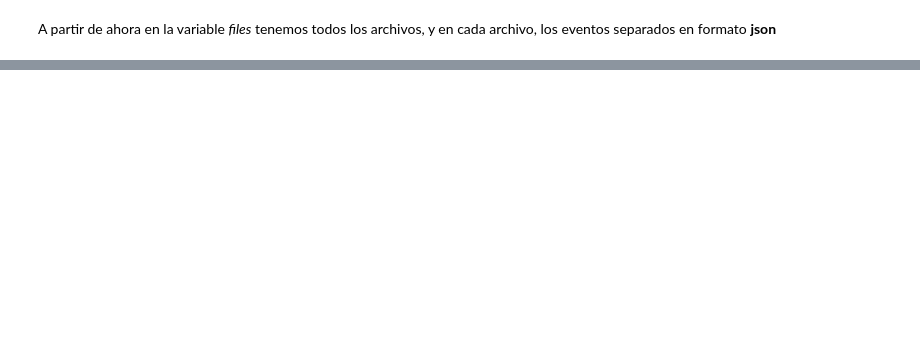
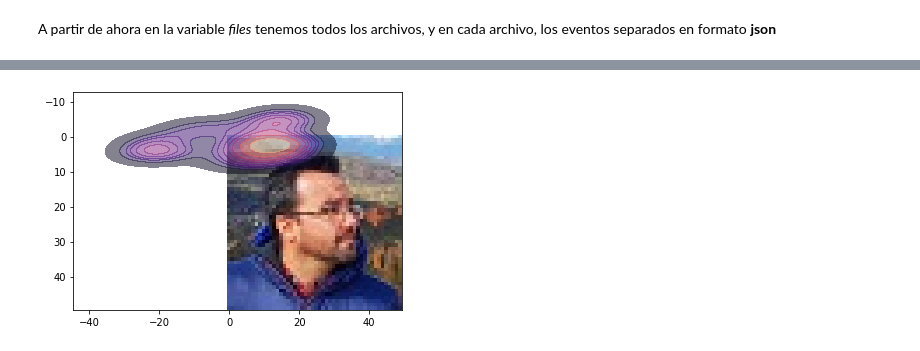
Before and after one commit to evalucas/UAJ, a Jupyter notebook: PoyectoFinal/test.ipynb, the cells around one changed output, grey strips where cells are left out. Cells and saved outputs as stored; diff of their text form; code cells hidden in the pictures; blank space fills up the shorter version.

```diff
--- a/PoyectoFinal/test.ipynb
+++ b/PoyectoFinal/test.ipynb
@@ -163,3 +163,27 @@ Jumps:  [ 57.  42. 123.  76.]
 Deaths:  [0. 0. 0. 2.]
 Tiempo en pausa:  5.3004302978515625
 ---------------------------------------------
+# %%
+import pandas as pd
+import matplotlib.pyplot as plt
+import seaborn as sns
+import scipy.misc as sci
+import imageio
+from PIL import Image
+
+im = imageio.imread("guille.jpg")
+plt.imshow(im)
+#Create the heatmap
+kde = sns.kdeplot(
+        map(lambda x: x[0],  playersArray[0].paths[3]),
+        map(lambda x: x[1],  playersArray[0].paths[3]),
+        shade = True,
+        shade_lowest=False,
+        alpha=.5,
+        n_levels=10,
+        cmap = 'magma'
+)
+
+plt.show()
+# %% [output]
+[figure, added]
```
Also changed, not shown: parts of 1 cell of this notebook, 1 other file.
